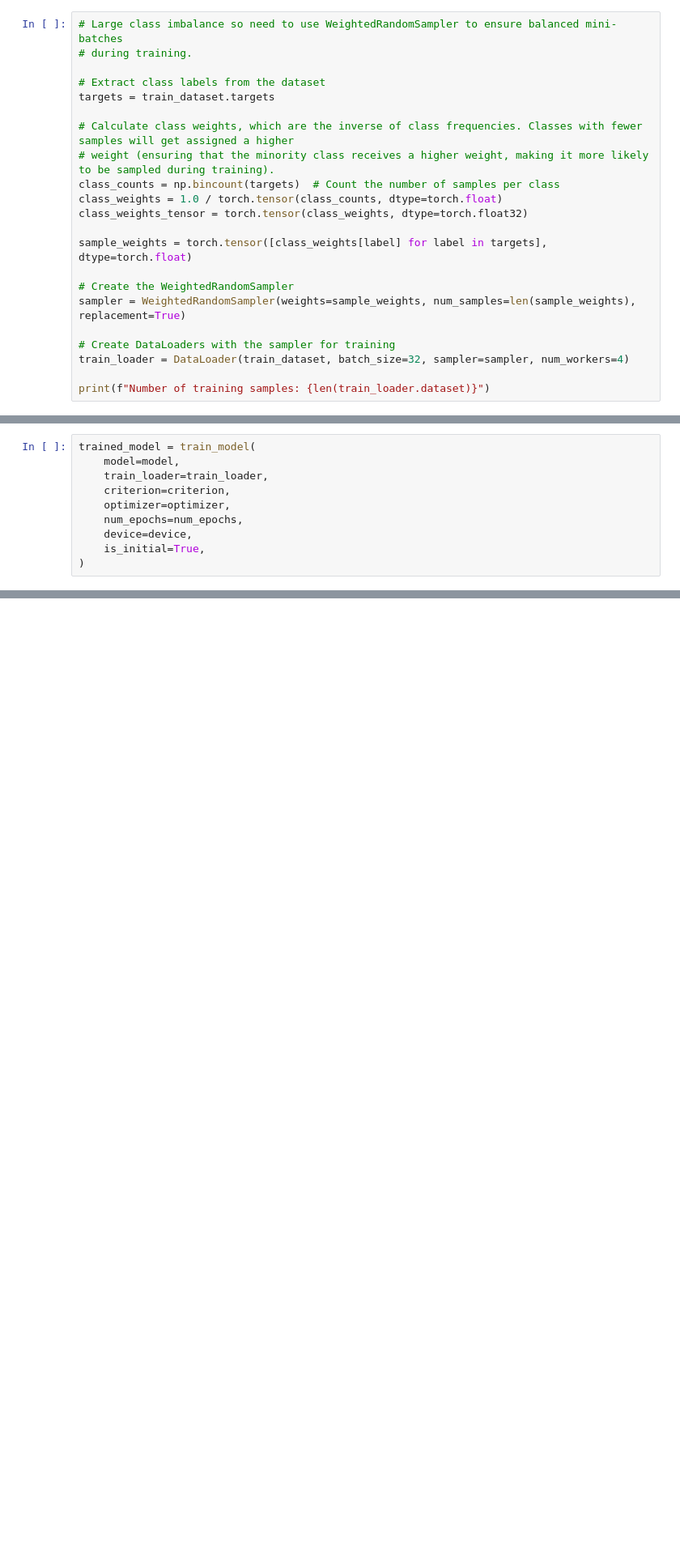
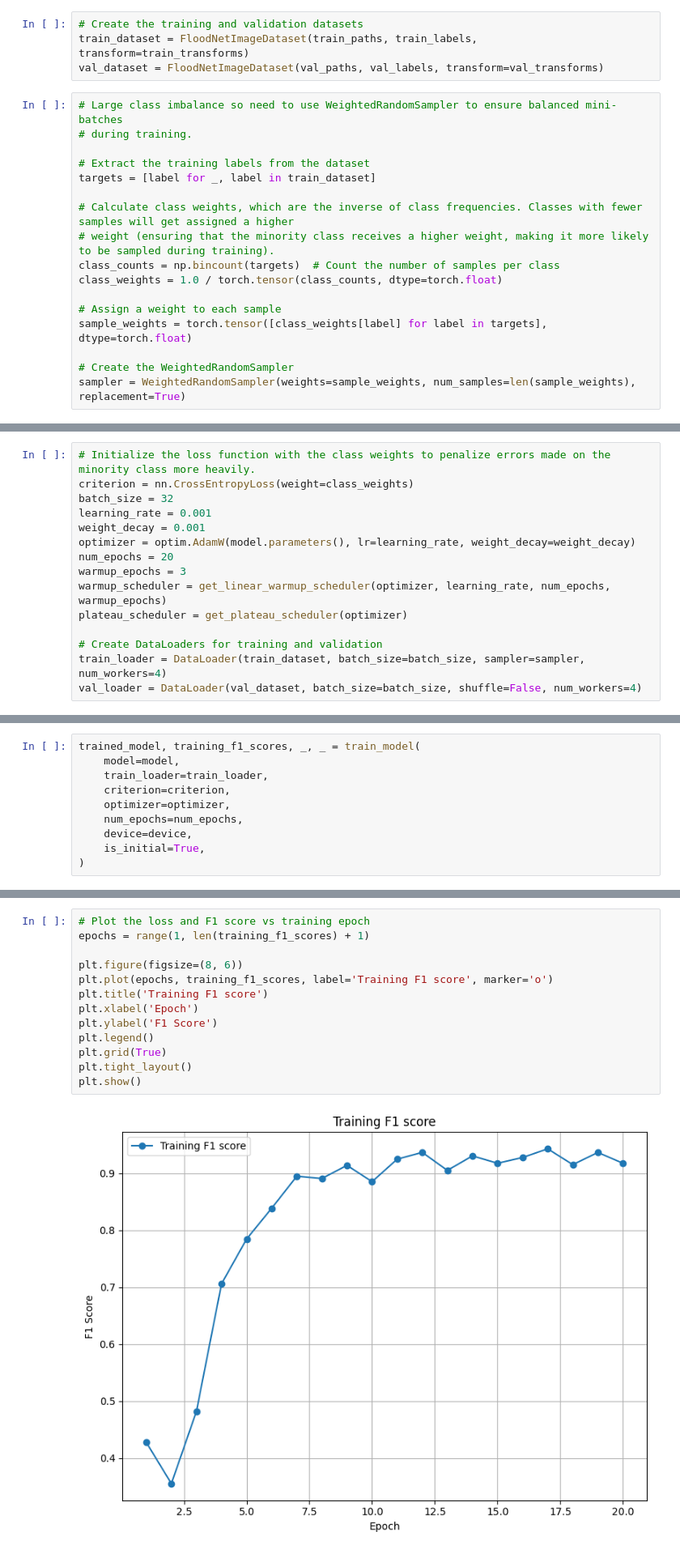
Before and after one commit to abeyyoseph/OtherProjects, a Jupyter notebook: AerialImagerySemiSupervisedLearning/AerialImagerySSLClassifier.ipynb, the cells around one changed output, grey strips where cells are left out. Shown at 81% size. Saved outputs shown, nothing was run; the diff lists cells and outputs as text; blank space fills up the shorter version.

```diff
--- a/AerialImagerySemiSupervisedLearning/AerialImagerySSLClassifier.ipynb
+++ b/AerialImagerySemiSupervisedLearning/AerialImagerySSLClassifier.ipynb
@@ -59,22 +100,21 @@ Non-Flooded: 347
+# %%
+# Create the training and validation datasets
+train_dataset = FloodNetImageDataset(train_paths, train_labels, transform=train_transforms)
+val_dataset = FloodNetImageDataset(val_paths, val_labels, transform=val_transforms)
 # %%
 # Large class imbalance so need to use WeightedRandomSampler to ensure balanced mini-batches
 # during training.
 
-# Extract class labels from the dataset
-targets = train_dataset.targets
+# Extract the training labels from the dataset
+targets = [label for _, label in train_dataset]
 
 # Calculate class weights, which are the inverse of class frequencies. Classes with fewer samples will get assigned a higher
 # weight (ensuring that the minority class receives a higher weight, making it more likely to be sampled during training).
 class_counts = np.bincount(targets)  # Count the number of samples per class
 class_weights = 1.0 / torch.tensor(class_counts, dtype=torch.float)
-class_weights_tensor = torch.tensor(class_weights, dtype=torch.float32)
 
+# Assign a weight to each sample
 sample_weights = torch.tensor([class_weights[label] for label in targets], dtype=torch.float)
 
 # Create the WeightedRandomSampler
 sampler = WeightedRandomSampler(weights=sample_weights, num_samples=len(sample_weights), replacement=True)
-
-# Create DataLoaders with the sampler for training
-train_loader = DataLoader(train_dataset, batch_size=32, sampler=sampler, num_workers=4)
-
-print(f"Number of training samples: {len(train_loader.dataset)}")
@@ -116,3 +153,18 @@ f1_metric = MulticlassF1Score(num_classes=num_classes, average='weighted').to(de
+# %%
+# Initialize the loss function with the class weights to penalize errors made on the minority class more heavily.
+criterion = nn.CrossEntropyLoss(weight=class_weights)
+batch_size = 32
+learning_rate = 0.001
+weight_decay = 0.001
+optimizer = optim.AdamW(model.parameters(), lr=learning_rate, weight_decay=weight_decay)
+num_epochs = 20
+warmup_epochs = 3
+warmup_scheduler = get_linear_warmup_scheduler(optimizer, learning_rate, num_epochs, warmup_epochs)
+plateau_scheduler = get_plateau_scheduler(optimizer)
+
+# Create DataLoaders for training and validation
+train_loader = DataLoader(train_dataset, batch_size=batch_size, sampler=sampler, num_workers=4)
+val_loader = DataLoader(val_dataset, batch_size=batch_size, shuffle=False, num_workers=4)
 # %%
 def train_model(model, train_loader, criterion, optimizer, num_epochs, device,
                 is_initial=True, val_loader=None):
@@ -171,5 +260,5 @@ def train_model(model, train_loader, criterion, optimizer, num_epochs, device,
 # %%
-trained_model = train_model(
+trained_model, training_f1_scores, _, _ = train_model(
     model=model,
     train_loader=train_loader,
     criterion=criterion,
@@ -180,0 +288,15 @@ trained_model = train_model(
+# %%
+# Plot the loss and F1 score vs training epoch
+epochs = range(1, len(training_f1_scores) + 1)
+
+plt.figure(figsize=(8, 6))
+plt.plot(epochs, training_f1_scores, label='Training F1 score', marker='o')
+plt.title('Training F1 score')
+plt.xlabel('Epoch')
+plt.ylabel('F1 Score')
+plt.legend()
+plt.grid(True)
+plt.tight_layout()
+plt.show()
+# %% [output]
+[figure, added]
```
Also changed, not shown: parts of 24 cells of this notebook, 3 other files.
